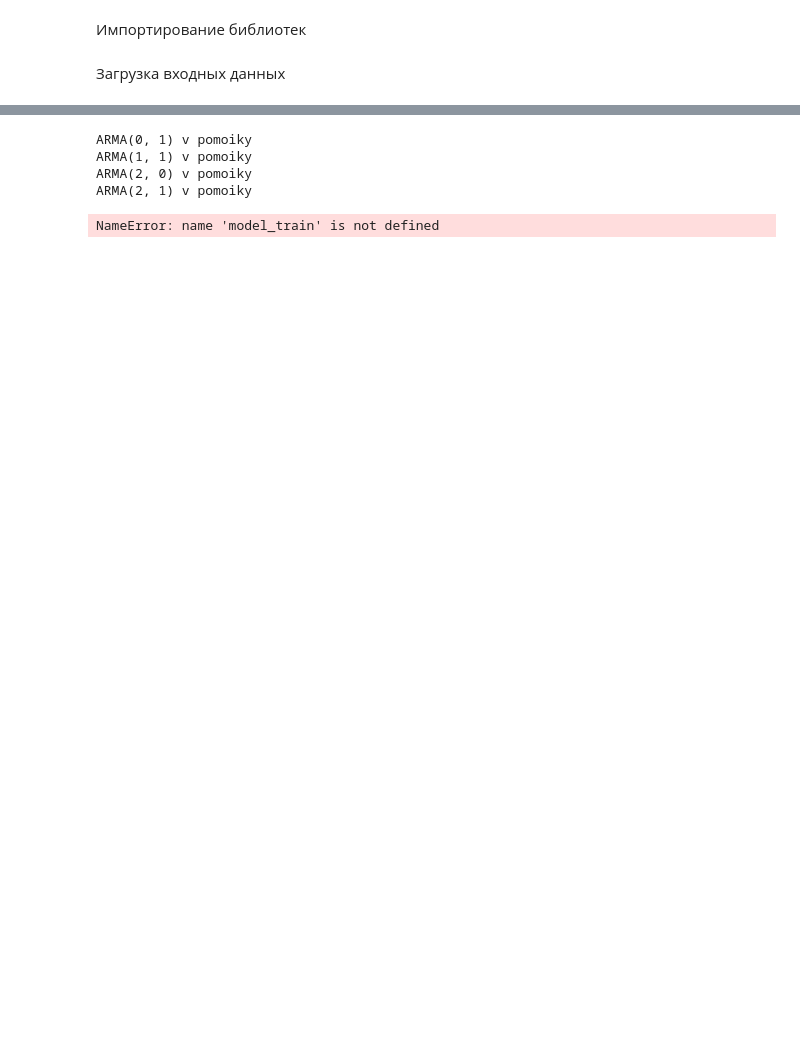
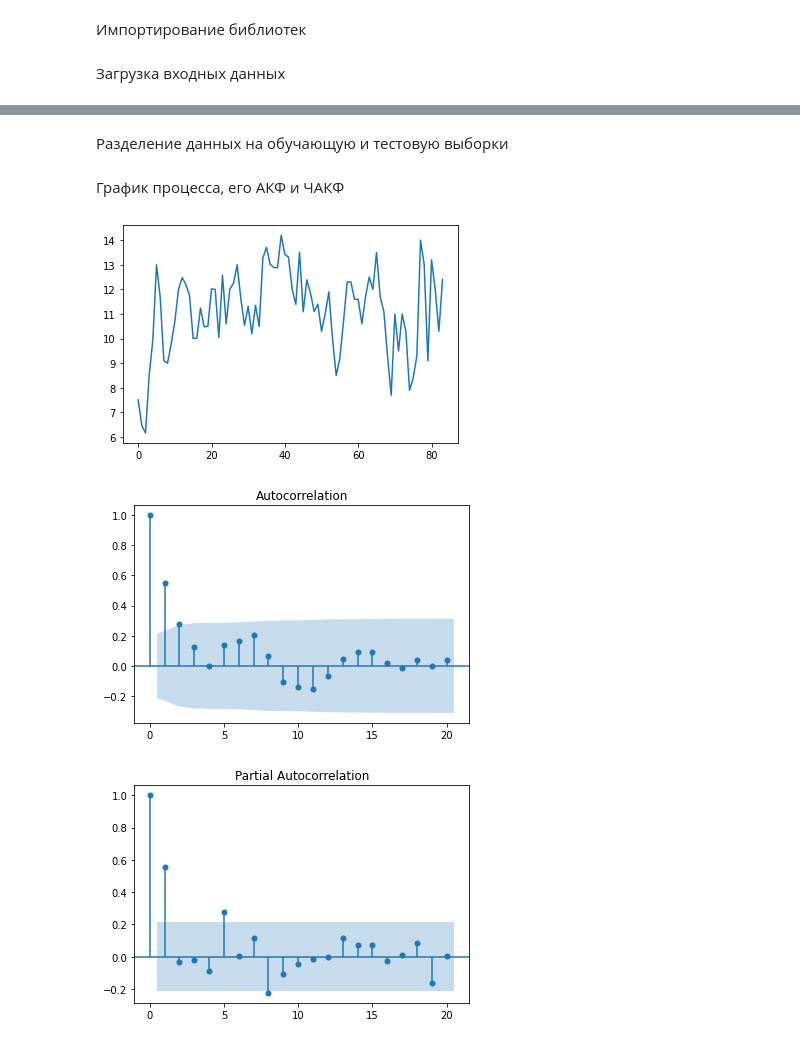
Before and after one commit to EkT1oN/tris, a Jupyter notebook: lab1.ipynb, the cells around one changed output, grey strips where cells are left out. Drawn from its saved outputs; the diff is of its cells as text; code cells hidden in the pictures; blank space fills up the shorter version.

```diff
--- a/lab1.ipynb
+++ b/lab1.ipynb
@@ -16,7 +17,7 @@ from statsmodels.graphics.api import qqplot
 # %% [markdown]
 Загрузка входных данных
 # %%
-data = pandas.read_csv('data/lab1.csv', delimiter=',', header=0)
-X = data["mni79"].dropna()
+source = pandas.read_csv('data/lab1.csv')
+X = source["mni108"].dropna()
 X
 # %% [output]
@@ -35,8 +35,0 @@ Name: mni79, Length: 84, dtype: float64
-# %%
-plt.rcParams["figure.figsize"] = (15, 8)
-kf = KFold(n_splits=3, random_state=42, shuffle=True)
-kf.get_n_splits(X)
-plt.plot(X)
-series = pandas.Series(X)
-_ = plot_acf(series)
-_ = plot_pacf(series)
@@ -49,32 +35,0 @@ ARMA()
-# %%
-for X_train_index, X_test_index in kf.split(X):
-    X_train, X_test = X[X_train_index], X[X_test_index]
-    Y = pandas.Series(X_train)
-
-    for p in range(0, 3):
-        for q in range (0, 2):
-            model = ARIMA(X_train, order=(p, 0, q))
-            mod = model.fit()
-            aic = mod.aic
-            bic = mod.bic
-            pval = mod.pvalues
-            for elem in pval:
-                if elem > 0.05:
-                    print(f'ARMA({p}, {q}) v pomoiky')
-                    break
-    break
-# %% [output]
-ARMA(0, 1) v pomoiky
-ARMA(1, 1) v pomoiky
-ARMA(2, 0) v pomoiky
-ARMA(2, 1) v pomoiky
-# %%
-# model_train.summary()
-resid = model_train.resid
-stats.normaltest(resid)
-
-fig = plt.figure(figsize=(12,8))
-ax = fig.add_subplot(111)
-fig = qqplot(resid, line='q', ax=ax, fit=True)
-# %% [output]
-NameError: name 'model_train' is not defined
@@ -86,0 +36,2 @@ fig = sm.graphics.tsa.plot_pacf(resid, lags=40, ax=ax2)
+# %% [markdown]
+Разделение данных на обучающую и тестовую выборки
@@ -86,0 +41,10 @@ fig = sm.graphics.tsa.plot_pacf(resid, lags=40, ax=ax2)
+# %% [markdown]
+График процесса, его АКФ и ЧАКФ
+# %%
+plt.plot(X)
+_ = plot_acf(X)
+_ = plot_pacf(X)
+# %% [output]
+[figure, added]
+[figure, added]
+[figure, added]
```
Also changed, not shown: parts of 16 cells of this notebook.
